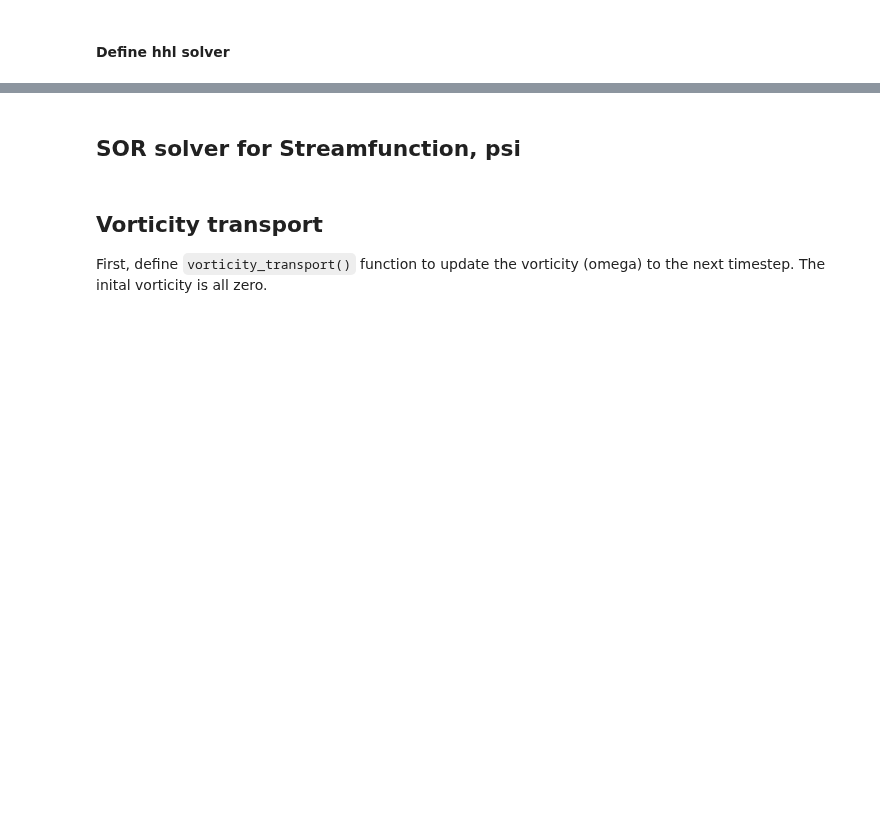
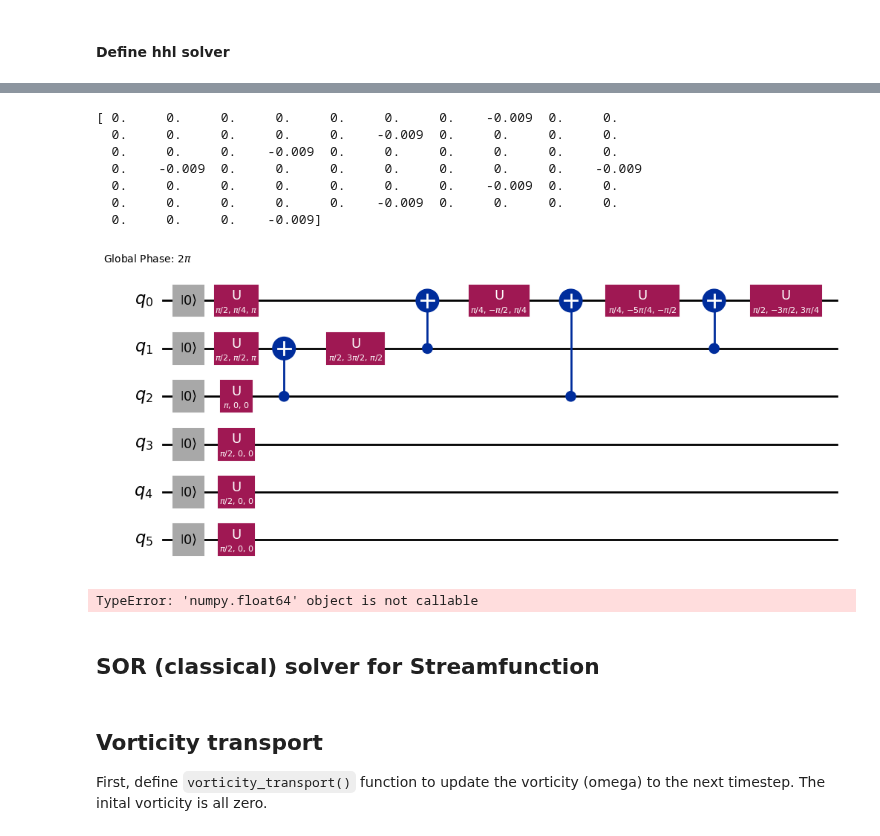
Before and after one commit to Weidsn/Quantum_Computational_Fluid_Dynamics, a Jupyter notebook: Stream function vorticity/LidDrivenCavity.ipynb, the cells around one changed output, grey strips where cells are left out. Drawn from its saved outputs; the diff is of its cells as text; code cells hidden in the pictures; blank space fills up the shorter version.

```diff
--- a/Stream function vorticity/LidDrivenCavity.ipynb
+++ b/Stream function vorticity/LidDrivenCavity.ipynb
@@ -1150,0 +1468,18 @@ def solve_classiq_hhl_exact(
+# %%
+# Test state-preparation
+
+b = get_b(omega_2, dx)
+print(b)
+
+circ = QuantumCircuit(n_linsys)
+circ.initialize(params=b, normalize=True)
+display(circ.decompose(reps=6).draw("mpl"))
+# %% [output]
+[ 0.     0.     0.     0.     0.     0.     0.    -0.009  0.     0.
+  0.     0.     0.     0.     0.    -0.009  0.     0.     0.     0.
+  0.     0.     0.    -0.009  0.     0.     0.     0.     0.     0.
+  0.    -0.009  0.     0.     0.     0.     0.     0.     0.    -0.009
+  0.     0.     0.     0.     0.     0.     0.    -0.009  0.     0.
+  0.     0.     0.     0.     0.    -0.009  0.     0.     0.     0.
+  0.     0.     0.    -0.009]
+[figure, added]
@@ -1151,5 +1572,19 @@ def solve_classiq_hhl_exact(
+# %%
+# Testing
+param1 = [pi/1, pi/2, pi/3, pi/4]
+
+param2 = [  pi/1, pi/2, pi/3, pi/4,
+            pi/1, pi/2, pi/3, pi/4,
+            pi/1, pi/2,
+            pi/3, pi/4, pi/1, pi/2,
+            pi/3, pi/4]
+
+display(fixed_ansatz(param1, nqubits=2).draw("mpl"))
+# display(fixed_ansatz(param2, nqubits=4, ent_gates="cx").draw("mpl"))
+# %% [output]
+TypeError: 'numpy.float64' object is not callable
 # %% [markdown]
-## SOR solver for Streamfunction, psi
+## SOR (classical) solver for Streamfunction
 # %%
 def solve_streamfunction_sor(psi_init, omega, dx, beta, max_iter, max_err):
     """
```
Also changed, not shown: parts of 40 cells of this notebook.
